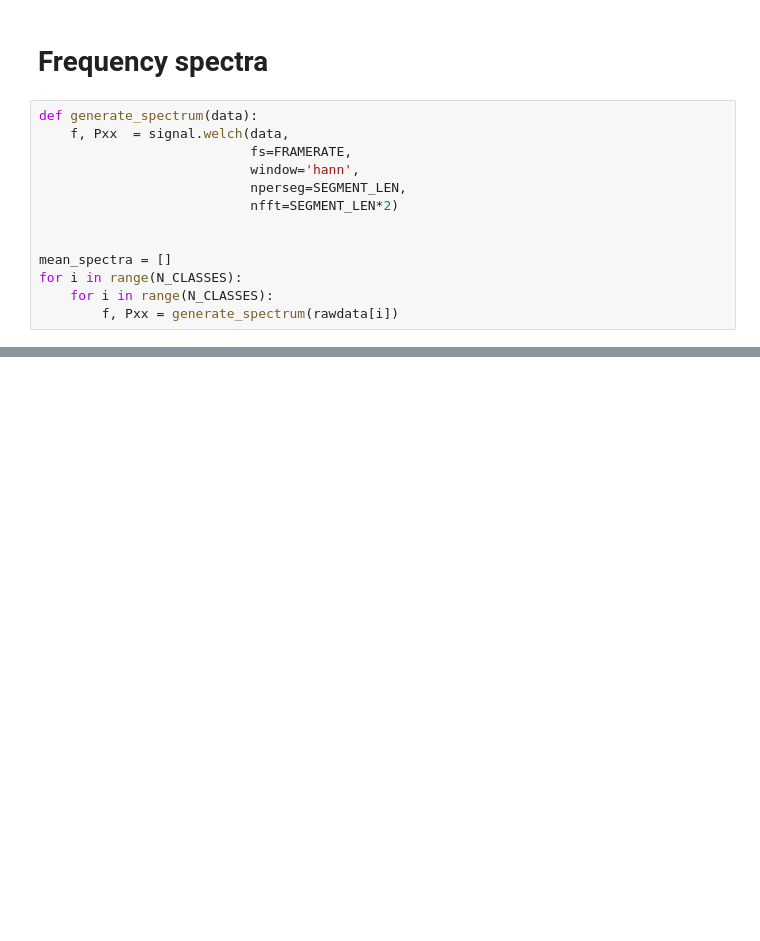
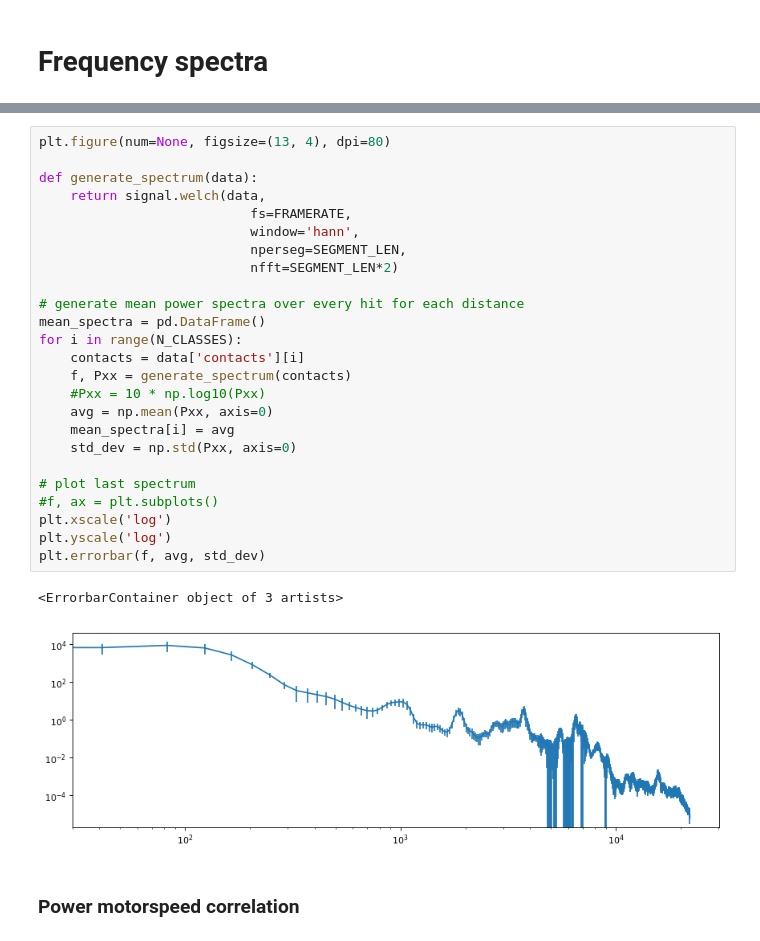
Before and after one commit to LucaHermes/PiezoAntenna, a Jupyter notebook: Piezo Antenna.ipynb, the cells around one changed output, grey strips where cells are left out. Cells and saved outputs as stored; diff of their text form; blank space fills up the shorter version.

Commit message:
add spectrum generation

```diff
--- a/Piezo Antenna.ipynb
+++ b/Piezo Antenna.ipynb
@@ -166,15 +211,2 @@ ax[1].set_yscale('log')
 # %% [markdown]
 # Frequency spectra
-# %%
-def generate_spectrum(data):
-    f, Pxx  = signal.welch(data,
-                           fs=FRAMERATE,
-                           window='hann',
-                           nperseg=SEGMENT_LEN,
-                           nfft=SEGMENT_LEN*2)
-
-
-mean_spectra = []
-for i in range(N_CLASSES):
-    for i in range(N_CLASSES):
-        f, Pxx = generate_spectrum(rawdata[i])
@@ -180,0 +232,30 @@ for i in range(N_CLASSES):
+# %%
+plt.figure(num=None, figsize=(13, 4), dpi=80)
+
+def generate_spectrum(data):
+    return signal.welch(data,
+                           fs=FRAMERATE,
+                           window='hann',
+                           nperseg=SEGMENT_LEN,
+                           nfft=SEGMENT_LEN*2)
+
+# generate mean power spectra over every hit for each distance
+mean_spectra = pd.DataFrame()
+for i in range(N_CLASSES):
+    contacts = data['contacts'][i]
+    f, Pxx = generate_spectrum(contacts)
+    #Pxx = 10 * np.log10(Pxx)
+    avg = np.mean(Pxx, axis=0)
+    mean_spectra[i] = avg
+    std_dev = np.std(Pxx, axis=0)
+
+# plot last spectrum
+#f, ax = plt.subplots()
+plt.xscale('log')
+plt.yscale('log')
+plt.errorbar(f, avg, std_dev)
+# %% [output]
+<ErrorbarContainer object of 3 artists>
+[figure, added]
+# %% [markdown]
+### Power motorspeed correlation
```
Also changed, not shown: parts of 6 cells of this notebook, 11 other files.
